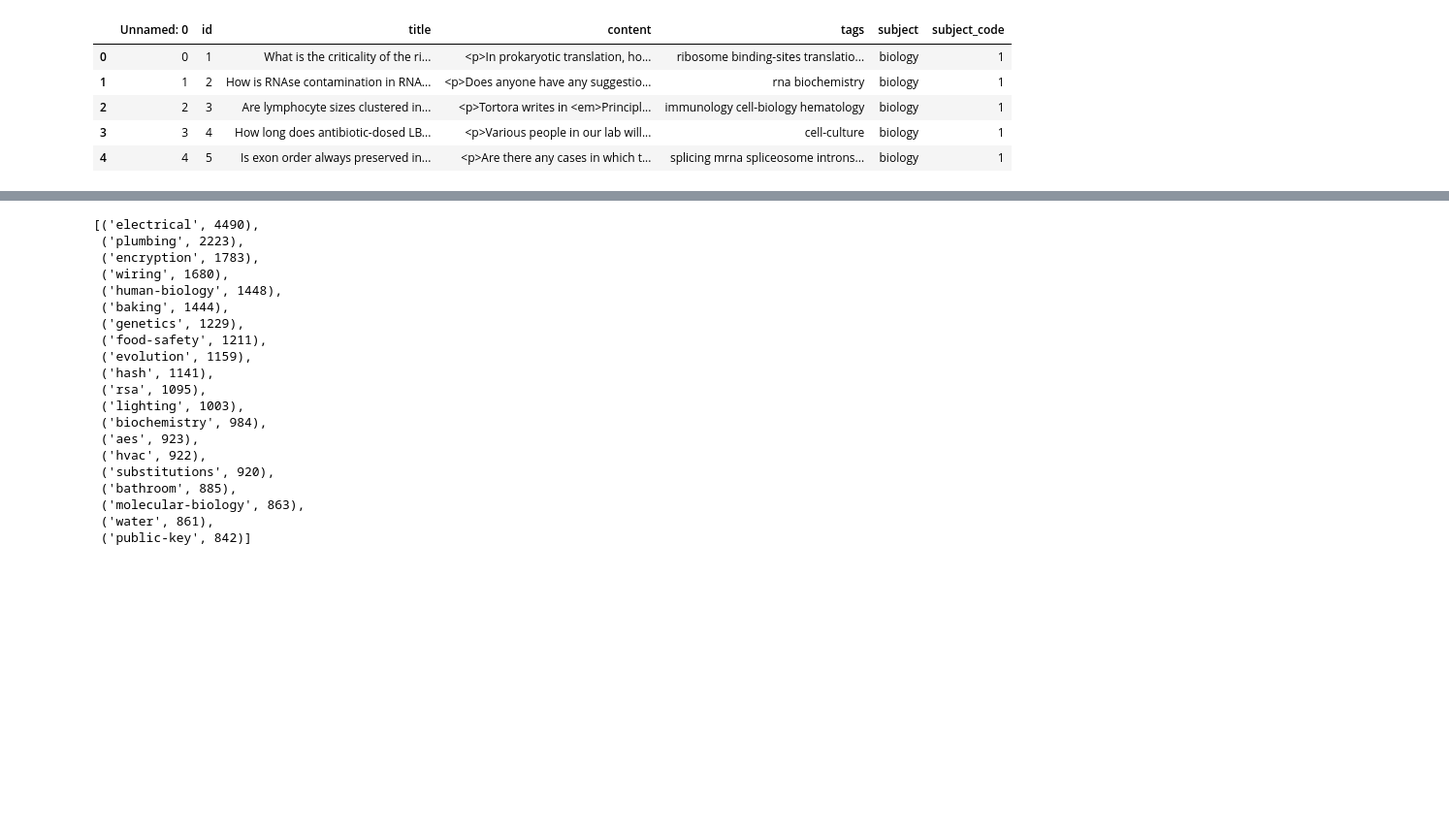
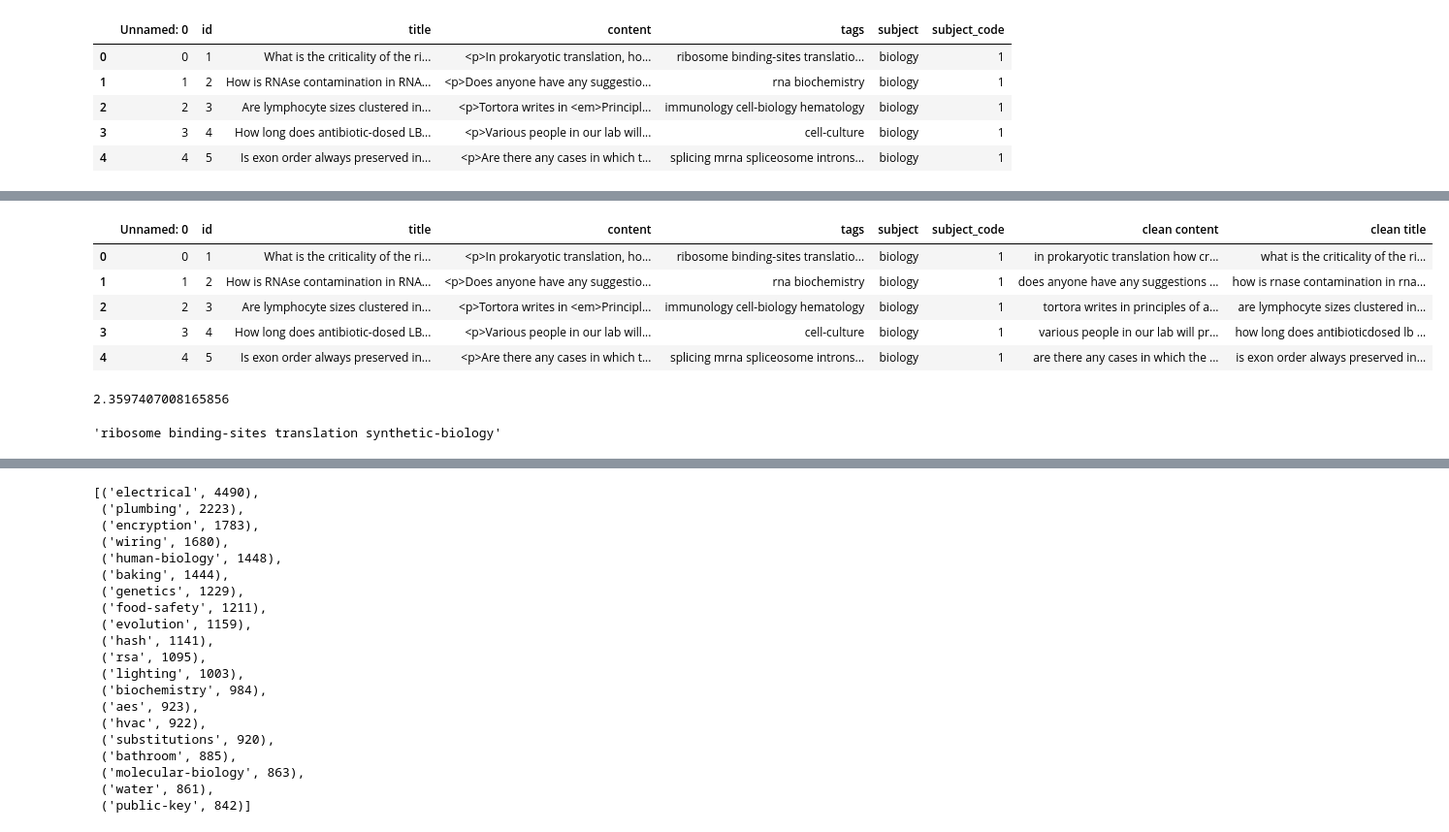
Before and after one commit to nfranchetti/stack-exchange-kaggle, a Jupyter notebook: tag_counting.ipynb, the cells around one changed output, grey strips where cells are left out. Shown: that part at 97% size. Saved outputs shown, nothing was run; the diff lists cells and outputs as text; code cells hidden in the pictures; blank space fills up the shorter version.

```diff
--- a/tag_counting.ipynb
+++ b/tag_counting.ipynb
@@ -31,0 +41,11 @@ bio.shape
+# %%
+import re
+import string
+
+def cleanhtml(raw_html):
+    cleanr = re.compile('<.*?>')
+    cleantext = re.sub(cleanr, '', raw_html)
+    cleantext = cleantext.replace('\n', '')
+    cleantext = cleantext.translate(string.maketrans("",""), string.punctuation)
+    cleantext = cleantext.lower()
+    return cleantext
@@ -31,0 +81,3 @@ bio.shape
+# %%
+df['clean content'] = df['content'].apply(cleanhtml)
+df['clean title'] = df['title'].apply(cleanhtml)
@@ -32,3 +87,12 @@ bio.shape
+# %%
+df.head()
+# %% [output]
+|  | Unnamed: 0 | id | title | content | tags | subject | subject_code | clean content | clean title |
+| 0 | 0 | 1 | What is the criticality of the ri... | <p>In prokaryotic translation, ho... | ribosome binding-sites translatio... | biology | 1 | in prokaryotic translation how cr... | what is the criticality of the ri... |
+| 1 | 1 | 2 | How is RNAse contamination in RNA... | <p>Does anyone have any suggestio... | rna biochemistry | biology | 1 | does anyone have any suggestions ... | how is rnase contamination in rna... |
+| 2 | 2 | 3 | Are lymphocyte sizes clustered in... | <p>Tortora writes in <em>Principl... | immunology cell-biology hematology | biology | 1 | tortora writes in principles of a... | are lymphocyte sizes clustered in... |
+| 3 | 3 | 4 | How long does antibiotic-dosed LB... | <p>Various people in our lab will... | cell-culture | biology | 1 | various people in our lab will pr... | how long does antibioticdosed lb ... |
+| 4 | 4 | 5 | Is exon order always preserved in... | <p>Are there any cases in which t... | splicing mrna spliceosome introns... | biology | 1 | are there any cases in which the ... | is exon order always preserved in... |
 # %%
 from collections import Counter
 # %%
@@ -42,3 +106,16 @@ def word_counter(df, column):
     whole_column = whole_column.lower()
     word_count = Counter(whole_column.split())
     return word_count
+# %%
+average_tags = []
+
+for i in range(len(df)):
+    average_tags.append(len(df['tags'][i].split()))
+
+np.mean(average_tags)
+# %% [output]
+2.3597407008165856
+# %%
+df['tags'][0]
+# %% [output]
+'ribosome binding-sites translation synthetic-biology'
```
Also changed, not shown: parts of 18 cells of this notebook.
